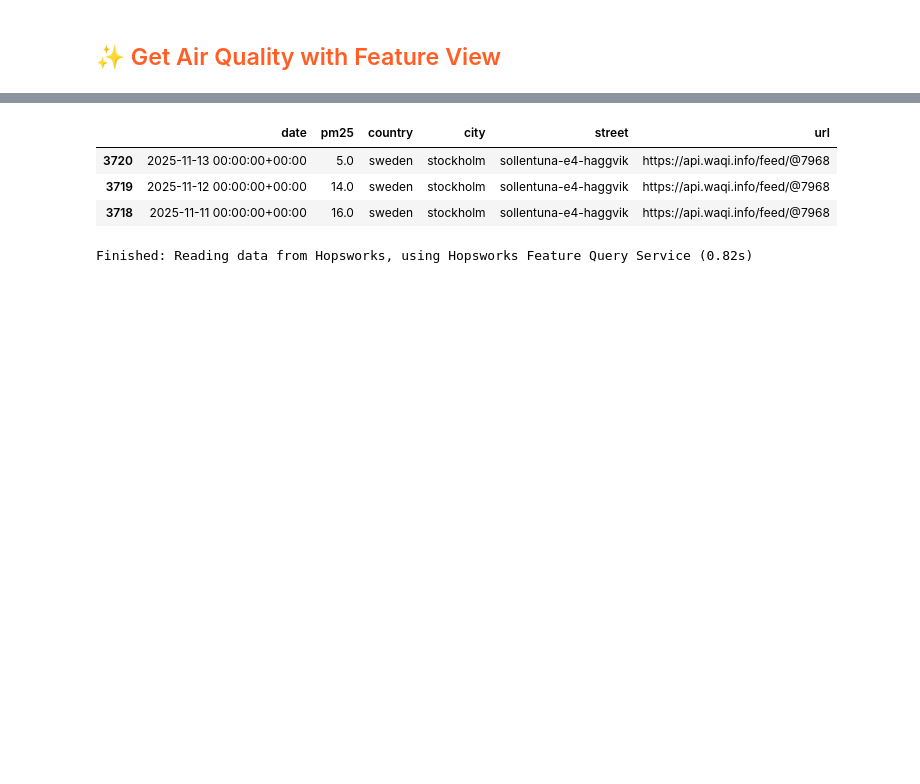
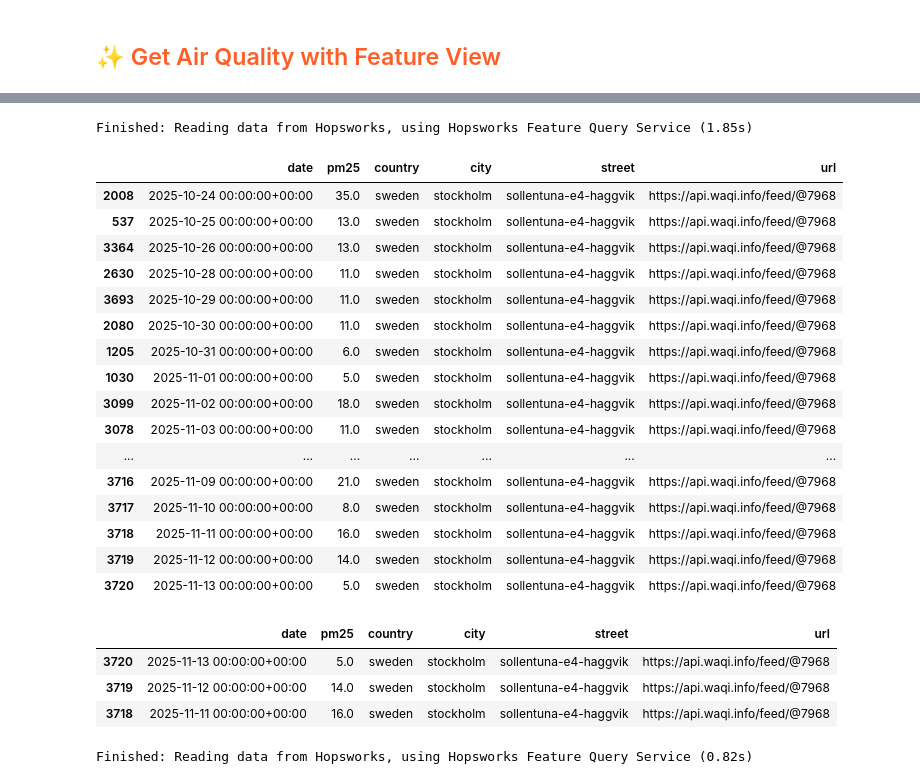
Before and after one commit to fzohra-ux/mlfs-book, a Jupyter notebook: notebooks/airquality/4_air_quality_batch_inference-v2.ipynb, the cells around one changed output, grey strips where cells are left out. Cells and saved outputs as stored; diff of their text form; code cells hidden in the pictures; blank space fills up the shorter version.

```diff
--- a/notebooks/airquality/4_air_quality_batch_inference-v2.ipynb
+++ b/notebooks/airquality/4_air_quality_batch_inference-v2.ipynb
@@ -163,3 +189,29 @@ Finished: Reading data from Hopsworks, using Hopsworks Feature Query Service (1.
+# %%
+air_quality_df_2 = air_quality_fg.read()
+# %% [output]
+Finished: Reading data from Hopsworks, using Hopsworks Feature Query Service (1.85s)
+# %%
+air_quality_df_2 = air_quality_df_2.sort_values(by=['date'], ascending=True)
+air_quality_df_2 = air_quality_df_2.tail(20)
+air_quality_df_2
+# %% [output]
+|  | date | pm25 | country | city | street | url |
+| 2008 | 2025-10-24 00:00:00+00:00 | 35.0 | sweden | stockholm | sollentuna-e4-haggvik | https://api.waqi.info/feed/@7968 |
+| 537 | 2025-10-25 00:00:00+00:00 | 13.0 | sweden | stockholm | sollentuna-e4-haggvik | https://api.waqi.info/feed/@7968 |
+| 3364 | 2025-10-26 00:00:00+00:00 | 13.0 | sweden | stockholm | sollentuna-e4-haggvik | https://api.waqi.info/feed/@7968 |
+| 2630 | 2025-10-28 00:00:00+00:00 | 11.0 | sweden | stockholm | sollentuna-e4-haggvik | https://api.waqi.info/feed/@7968 |
+| 3693 | 2025-10-29 00:00:00+00:00 | 11.0 | sweden | stockholm | sollentuna-e4-haggvik | https://api.waqi.info/feed/@7968 |
+| 2080 | 2025-10-30 00:00:00+00:00 | 11.0 | sweden | stockholm | sollentuna-e4-haggvik | https://api.waqi.info/feed/@7968 |
+| 1205 | 2025-10-31 00:00:00+00:00 | 6.0 | sweden | stockholm | sollentuna-e4-haggvik | https://api.waqi.info/feed/@7968 |
+| 1030 | 2025-11-01 00:00:00+00:00 | 5.0 | sweden | stockholm | sollentuna-e4-haggvik | https://api.waqi.info/feed/@7968 |
+| 3099 | 2025-11-02 00:00:00+00:00 | 18.0 | sweden | stockholm | sollentuna-e4-haggvik | https://api.waqi.info/feed/@7968 |
+| 3078 | 2025-11-03 00:00:00+00:00 | 11.0 | sweden | stockholm | sollentuna-e4-haggvik | https://api.waqi.info/feed/@7968 |
+| ... | ... | ... | ... | ... | ... | ... |
+| 3716 | 2025-11-09 00:00:00+00:00 | 21.0 | sweden | stockholm | sollentuna-e4-haggvik | https://api.waqi.info/feed/@7968 |
+| 3717 | 2025-11-10 00:00:00+00:00 | 8.0 | sweden | stockholm | sollentuna-e4-haggvik | https://api.waqi.info/feed/@7968 |
+| 3718 | 2025-11-11 00:00:00+00:00 | 16.0 | sweden | stockholm | sollentuna-e4-haggvik | https://api.waqi.info/feed/@7968 |
+| 3719 | 2025-11-12 00:00:00+00:00 | 14.0 | sweden | stockholm | sollentuna-e4-haggvik | https://api.waqi.info/feed/@7968 |
+| 3720 | 2025-11-13 00:00:00+00:00 | 5.0 | sweden | stockholm | sollentuna-e4-haggvik | https://api.waqi.info/feed/@7968 |
 # %%
 air_quality_df
 # %% [output]
```
Also changed, not shown: parts of 7 cells of this notebook.
